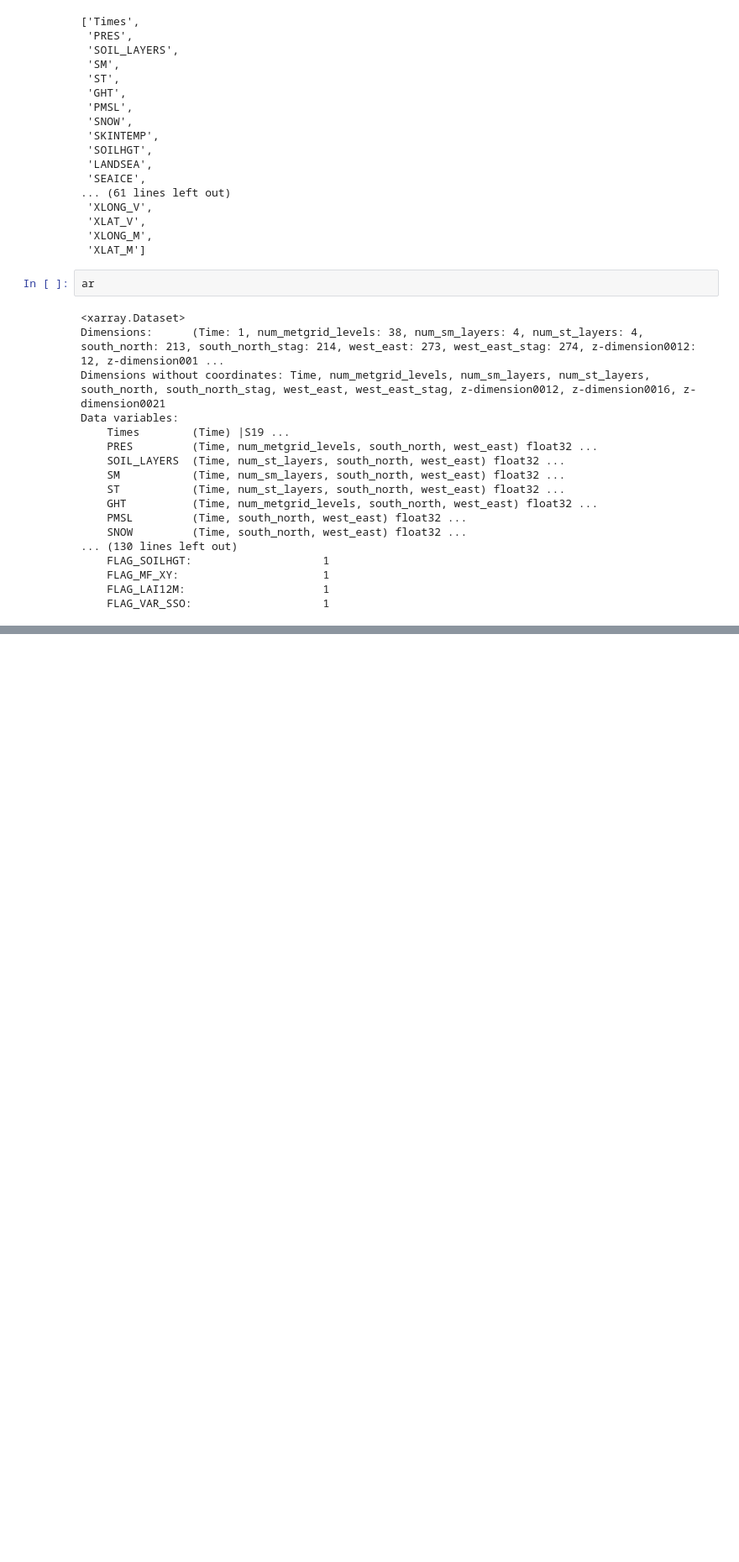
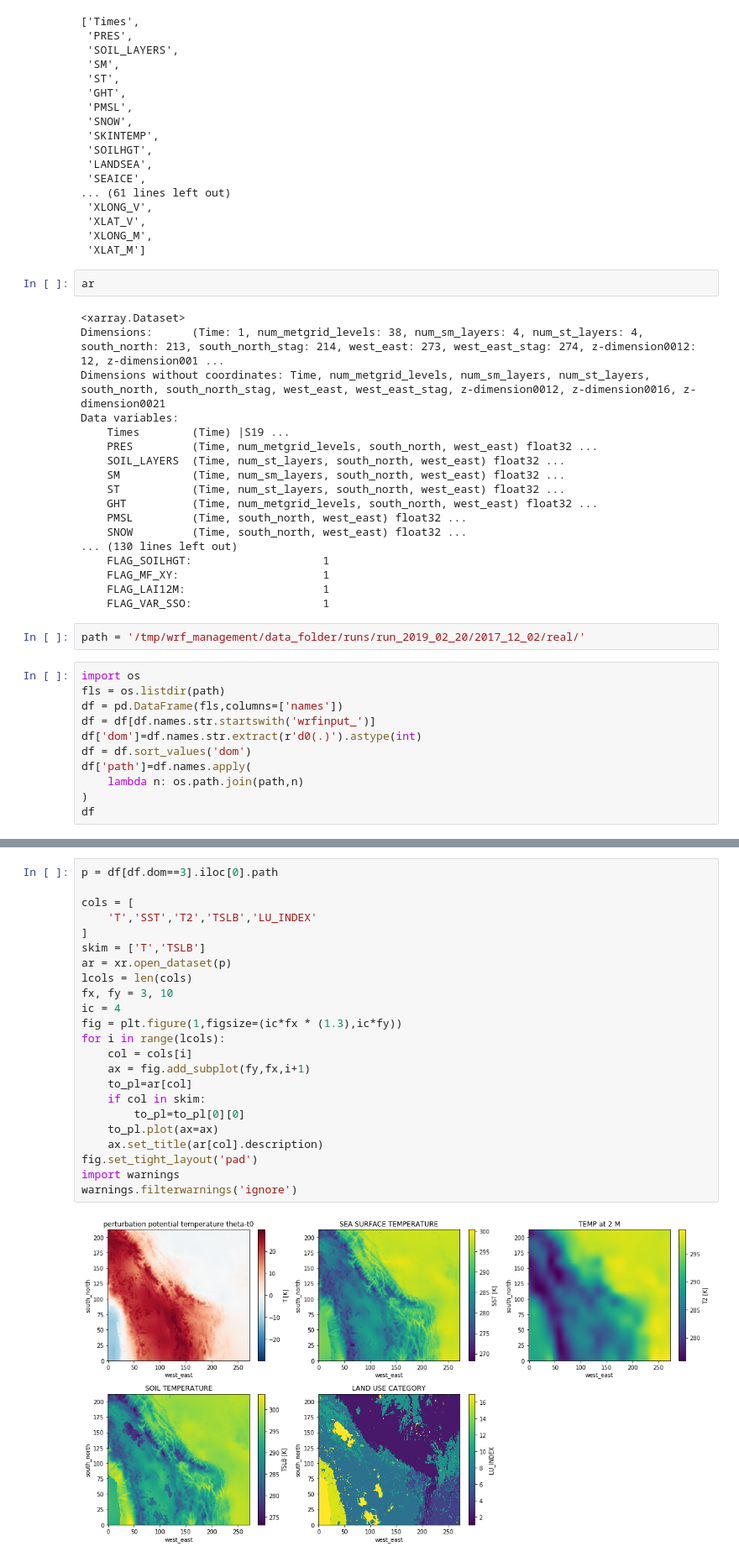
Before and after one commit to daliagachc/wrf_management, a Jupyter notebook: wrf_management/scratchs/check_metgrid.ipynb, the cells around one changed output, grey strips where cells are left out. Shown at 84% size. Cells and saved outputs as stored; diff of their text form; blank space fills up the shorter version.

```diff
--- a/wrf_management/scratchs/check_metgrid.ipynb
+++ b/wrf_management/scratchs/check_metgrid.ipynb
@@ -94,3 +94,16 @@ Data variables:
     FLAG_MF_XY:                      1
     FLAG_LAI12M:                     1
     FLAG_VAR_SSO:                    1
+# %%
+path = '/tmp/wrf_management/data_folder/runs/run_2019_02_20/2017_12_02/real/'
+# %%
+import os
+fls = os.listdir(path)
+df = pd.DataFrame(fls,columns=['names'])
+df = df[df.names.str.startswith('wrfinput_')]
+df['dom']=df.names.str.extract(r'd0(.)').astype(int)
+df = df.sort_values('dom')
+df['path']=df.names.apply(
+    lambda n: os.path.join(path,n)
+)
+df
@@ -96,0 +139,25 @@ Data variables:
+# %%
+p = df[df.dom==3].iloc[0].path
+
+cols = [
+    'T','SST','T2','TSLB','LU_INDEX'
+]
+skim = ['T','TSLB']
+ar = xr.open_dataset(p)
+lcols = len(cols)
+fx, fy = 3, 10
+ic = 4
+fig = plt.figure(1,figsize=(ic*fx * (1.3),ic*fy))
+for i in range(lcols):
+    col = cols[i]
+    ax = fig.add_subplot(fy,fx,i+1)
+    to_pl=ar[col]
+    if col in skim:
+        to_pl=to_pl[0][0]
+    to_pl.plot(ax=ax)
+    ax.set_title(ar[col].description)
+fig.set_tight_layout('pad')
+import warnings
+warnings.filterwarnings('ignore')
+# %% [output]
+[figure, added]
```
Also changed, not shown: parts of 4 cells of this notebook, 2 other files.
